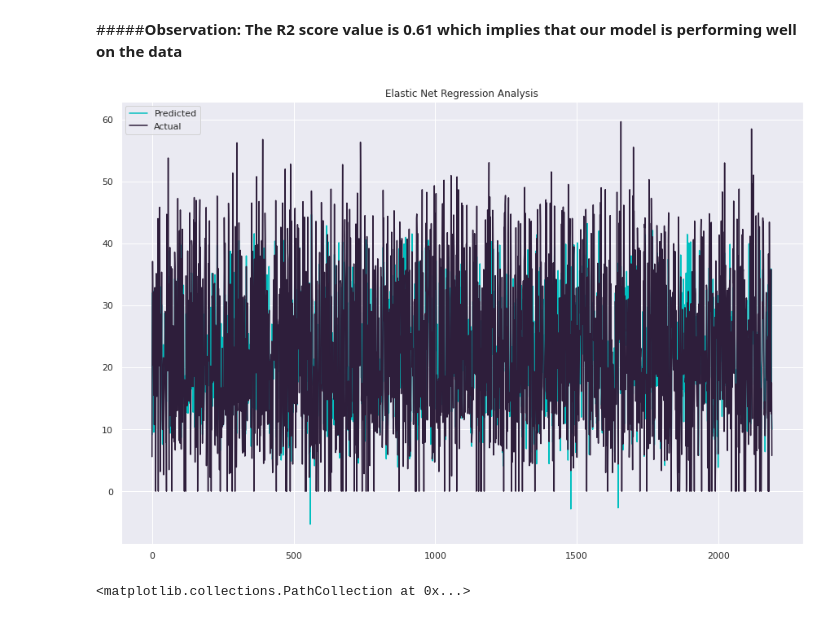
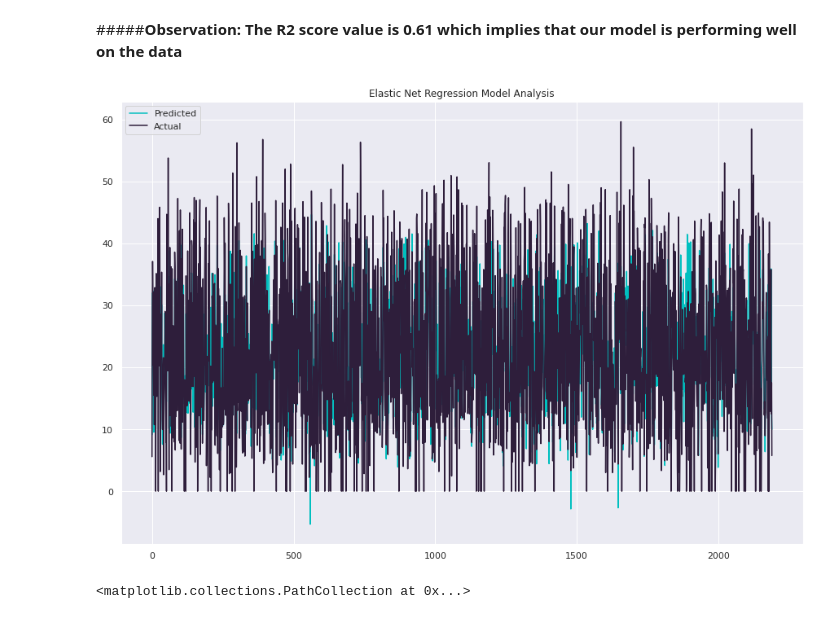
Before and after one commit to gauravmalakar08/Bike-Sharing-Demand-Prediction, a Jupyter notebook: Bike_Sharing_Demand_Prediction_2_Capstone_Project.ipynb, the cells around one changed output. Saved outputs shown, nothing was run; the diff lists cells and outputs as text; code cells hidden in the pictures.

```diff
--- a/Bike_Sharing_Demand_Prediction_2_Capstone_Project.ipynb
+++ b/Bike_Sharing_Demand_Prediction_2_Capstone_Project.ipynb
@@ -952,14 +971,14 @@ test_df = test_df.append(dict2,ignore_index=True)
 # %%
 #Ploting the figure
 sns.set_theme(style='darkgrid', palette='mako')
 plt.figure(figsize=(15,10))
 plt.plot(np.array(y_pred_test_en),color = 'c')
 plt.plot((np.array(y_test)))
 plt.legend(["Predicted","Actual"])
-plt.title('Elastic Net Regression Analysis')
+plt.title('Elastic Net Regression Model Analysis')
 plt.show()
 # %% [output]
-[figure, old version]
+[figure, new version]
 # %%
 #Plotting Heteroscadacity
 plt.figure(figsize=(12,8))
```
Also changed, not shown: parts of 54 cells of this notebook.
